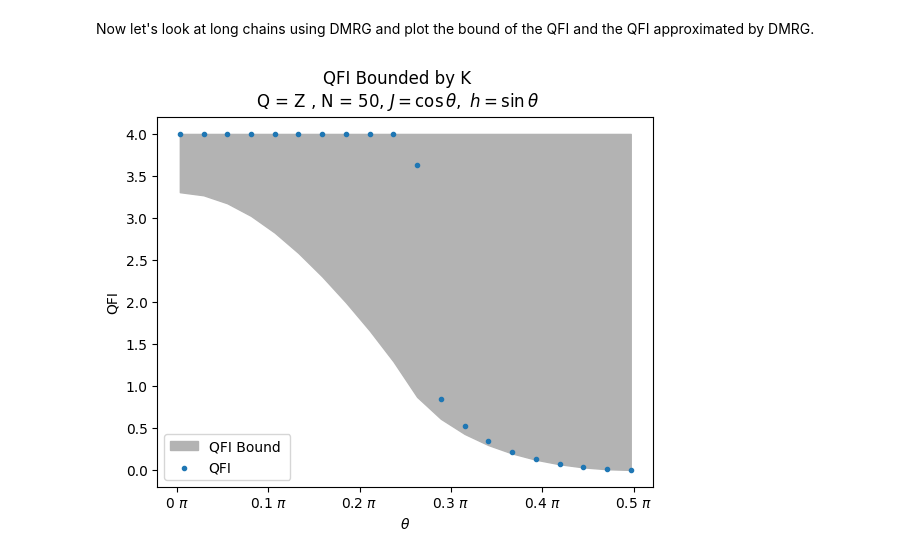
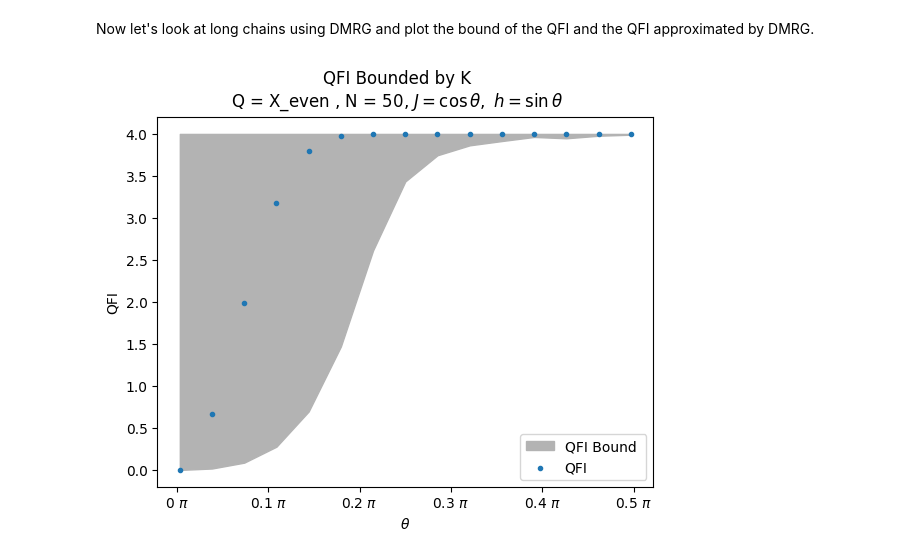
Before and after one commit to IanROsborne/Quantum_Metrology_Fisher_LG, a Jupyter notebook: TFI_Tensor_Net.ipynb, the cells around one changed output. Cells and saved outputs as stored; diff of their text form; code cells hidden in the pictures.

```diff
--- a/TFI_Tensor_Net.ipynb
+++ b/TFI_Tensor_Net.ipynb
@@ -214,8 +214,8 @@ def Quantum_Fisher_DMRG( J, h, L, Qop):
     return QFI
 # %%
 chain_len = 10
-J = 1
-h = .1
+J = .1
+h = 1
 op = "Z"
 step = .1
 t_end = 2
@@ -309,42 +309,42 @@ plt.show()
 Now let's look at long chains using DMRG and plot the bound of the QFI and the QFI approximated by DMRG.
 # %%
 chain_len = 50
-op = "Z"
-t_end = 0.4
-2 * np.sqrt(J)* .65/ (chain_len** min(J, 1))
-step  = t_end/ 50
-num_points = 20
+op = "X_even"
+t_end = 2 * np.sqrt(J)* .65/ (chain_len** min(J, 1))
+0.4
+step  = t_end/ 40
+num_points = 15
 
 theta_range = np.linspace(.01, np.pi/2- .01, num_points)
 
 fig, ax = plt.subplots(1)
 
 LG_bound = []
 QFI =[]
 for theta in theta_range:
     #Generate LG_K lower bound
     J, h = np.sin(theta), np.cos(theta)
     times, dta_K = TFIM_DMRG_LG_K(chain_len, J = J, h= h,  measure_opp = op, time_step = step, time_end = t_end)
     max_K = max(dta_K)
     LG_bound += [8 * max(0, (max_K -1))]
 
     #Generate QFI
     QFI += [Quantum_Fisher_DMRG( J, h, chain_len, op)]
 
 
 
 ax.fill_between(theta_range/ np.pi, LG_bound, 4 ,  color = '.7', label = "QFI Bound "  )
 ax.scatter(theta_range/ np.pi, QFI, marker = '.', label = "QFI", zorder = 3)
 
 fig.suptitle("QFI Bounded by K\nQ = " + op +" , N = " + str(chain_len) + ", $J = \\cos\\theta,~h = \\sin\\theta$")
 ax.xaxis.set_major_formatter(tck.FormatStrFormatter("%g $\\pi$"))
 plt.xlabel("$\\theta$")
 ax.set(ylabel = "QFI")
 #plt.ylim((0.9,1.6))
 plt.legend()
 
 plt.show()
 # %% [output]
-[figure, old version]
+[figure, new version]
 # %%
 #Save plot
```
Also changed, not shown: parts of 4 cells of this notebook, 2 other files.
